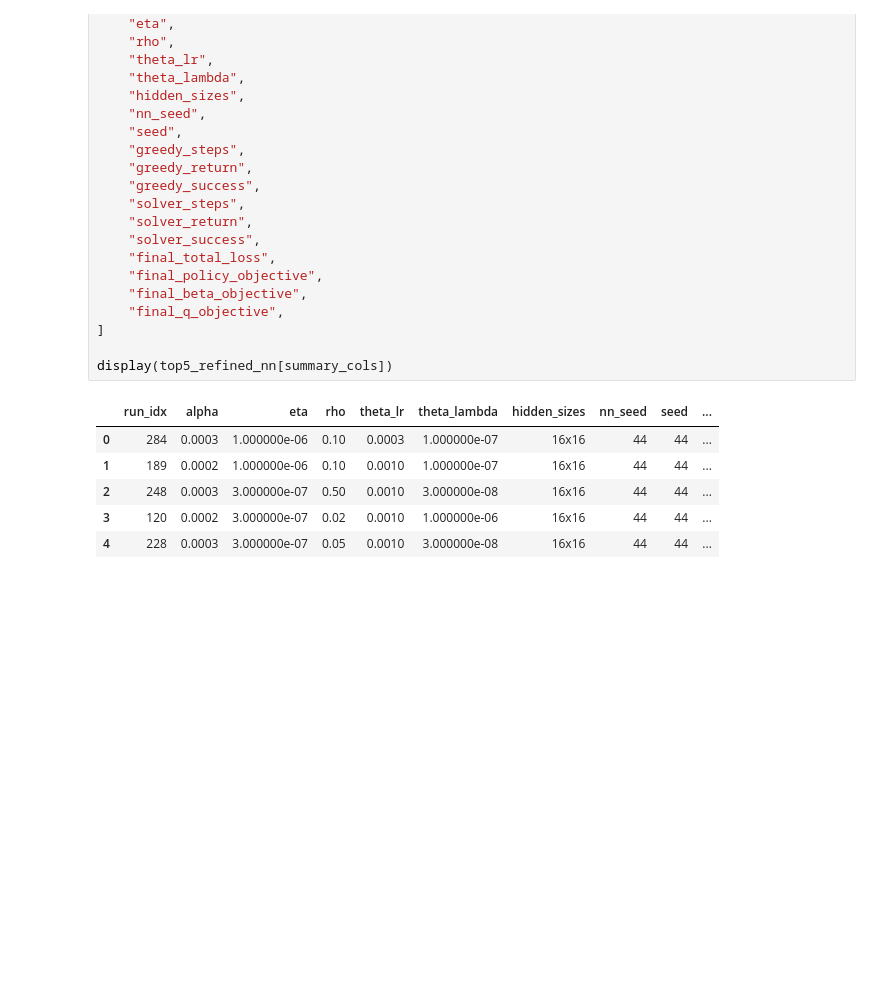
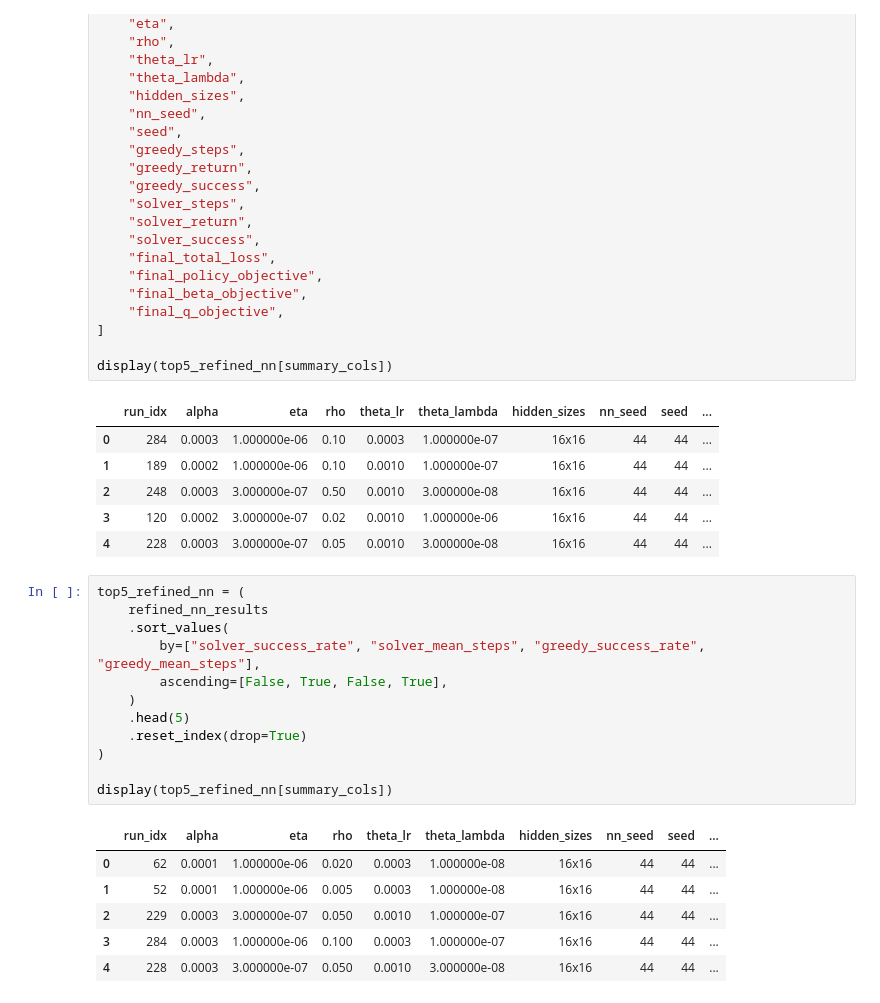
Before and after one commit to maaurod/FOGAS, a Jupyter notebook: experiments/fogas_generalization_clean/notebooks/mountaincar.ipynb, the cells around one changed output. Cells and saved outputs as stored; diff of their text form; blank space fills up the shorter version.

```diff
--- a/experiments/fogas_generalization_clean/notebooks/mountaincar.ipynb
+++ b/experiments/fogas_generalization_clean/notebooks/mountaincar.ipynb
@@ -955,3 +955,22 @@ display(top5_refined_nn[summary_cols])
 | 2 | 248 | 0.0003 | 3.000000e-07 | 0.50 | 0.0010 | 3.000000e-08 | 16x16 | 44 | 44 | ... |
 | 3 | 120 | 0.0002 | 3.000000e-07 | 0.02 | 0.0010 | 1.000000e-06 | 16x16 | 44 | 44 | ... |
 | 4 | 228 | 0.0003 | 3.000000e-07 | 0.05 | 0.0010 | 3.000000e-08 | 16x16 | 44 | 44 | ... |
+# %%
+top5_refined_nn = (
+    refined_nn_results
+    .sort_values(
+        by=["solver_success_rate", "solver_mean_steps", "greedy_success_rate", "greedy_mean_steps"],
+        ascending=[False, True, False, True],
+    )
+    .head(5)
+    .reset_index(drop=True)
+)
+
+display(top5_refined_nn[summary_cols])
+# %% [output]
+|  | run_idx | alpha | eta | rho | theta_lr | theta_lambda | hidden_sizes | nn_seed | seed | ... |
+| 0 | 62 | 0.0001 | 1.000000e-06 | 0.020 | 0.0003 | 1.000000e-08 | 16x16 | 44 | 44 | ... |
+| 1 | 52 | 0.0001 | 1.000000e-06 | 0.005 | 0.0003 | 1.000000e-08 | 16x16 | 44 | 44 | ... |
+| 2 | 229 | 0.0003 | 3.000000e-07 | 0.050 | 0.0010 | 1.000000e-07 | 16x16 | 44 | 44 | ... |
+| 3 | 284 | 0.0003 | 1.000000e-06 | 0.100 | 0.0003 | 1.000000e-07 | 16x16 | 44 | 44 | ... |
+| 4 | 228 | 0.0003 | 3.000000e-07 | 0.050 | 0.0010 | 3.000000e-08 | 16x16 | 44 | 44 | ... |
```
Also changed, not shown: 1 other file.
